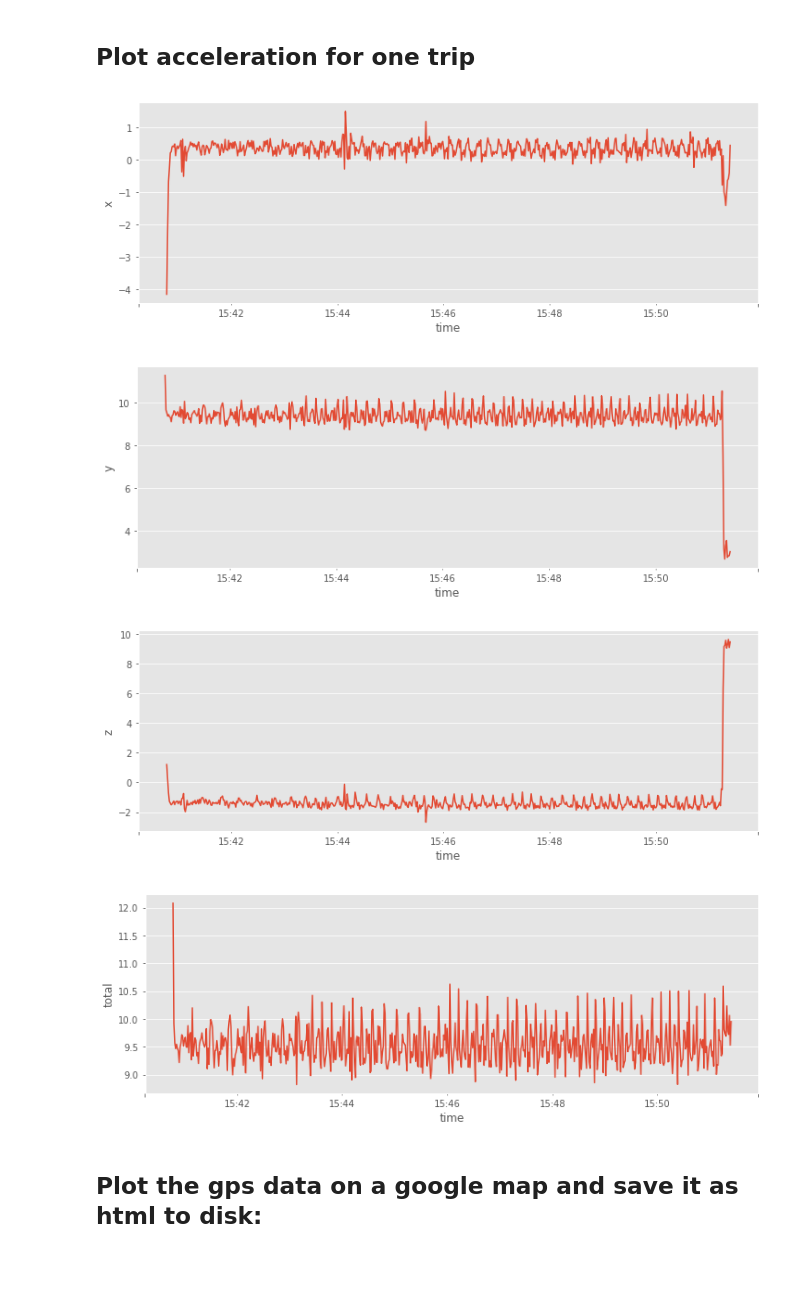
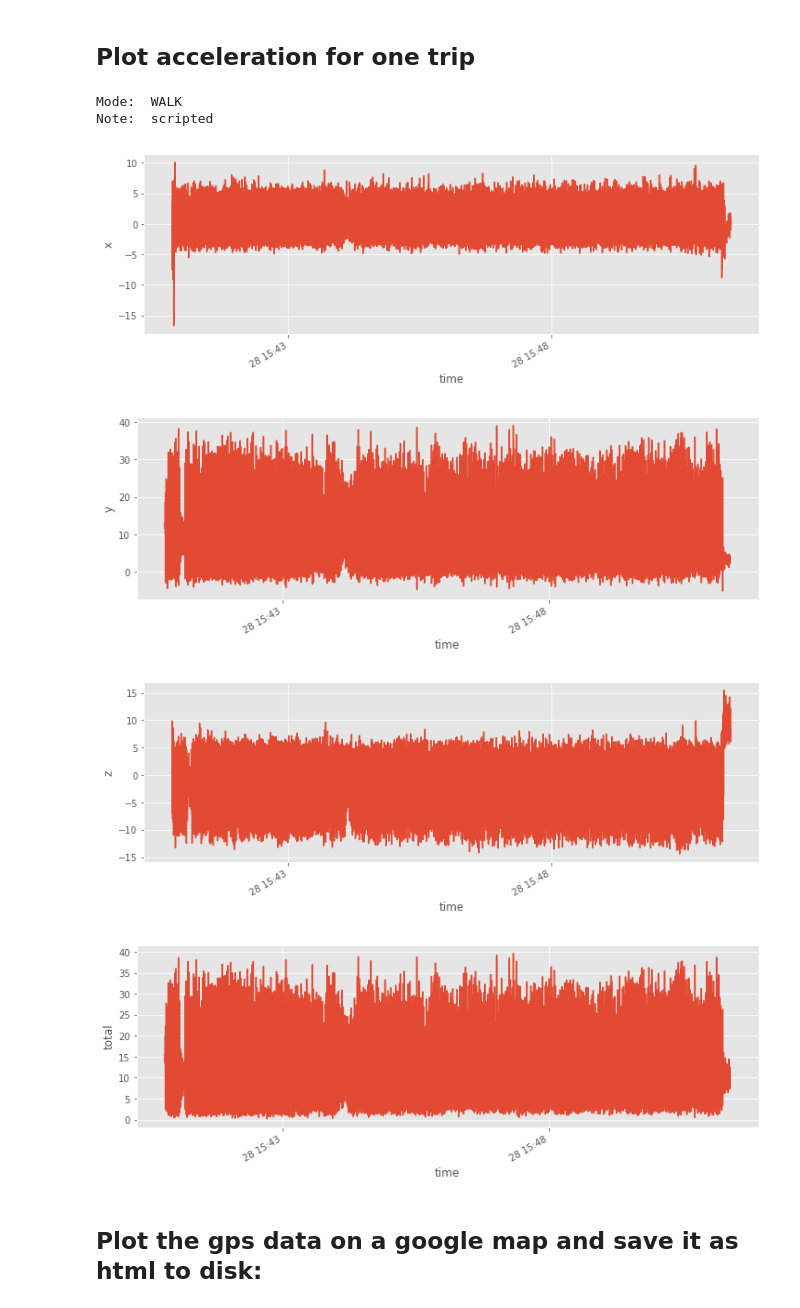
Before and after one commit to univie-datamining-team3/assignment2, a Jupyter notebook: notebooks/2.0-lm-presentation.ipynb, the cells around one changed output. Cells and saved outputs as stored; diff of their text form; code cells hidden in the pictures; blank space fills up the shorter version.

Commit message:
updated presentation to include notes and mode

```diff
--- a/notebooks/2.0-lm-presentation.ipynb
+++ b/notebooks/2.0-lm-presentation.ipynb
@@ -112,30 +112,36 @@ trip_info[scripted_mask]
 ## Plot acceleration for one trip
 # %%
 trip_nr = 3
-sensor_for_one_trip = dfs[token]["resampled_sensor_data"][trip_nr]
+sensor_for_one_trip = dfs[token]["trips"][trip_nr]["sensor"]
+mode = dfs[token]["trips"][trip_nr]["annotation"]["mode"][0]
+note = dfs[token]["trips"][trip_nr]["annotation"]["notes"][0]
+print("Mode: ", mode)
+print("Note: ", note)
 acceleration = sensor_for_one_trip[sensor_for_one_trip["sensor"] == "acceleration"]
 acceleration= acceleration.set_index("time")
 figsize=(12, 4)
 acceleration["x"].plot(figsize=figsize);
 plt.ylabel("x")
 plt.show();
 
 acceleration["y"].plot(figsize=figsize);
 plt.ylabel("y")
 plt.show();
 
 acceleration["z"].plot(figsize=figsize);
 plt.ylabel("z")
 plt.show();
 
 acceleration["total"].plot(figsize=figsize);
 plt.ylabel("total")
 plt.show();
 # %% [output]
+Mode:  WALK
+Note:  scripted
-[figure, old version]
+[figure, new version]
-[figure, old version]
+[figure, new version]
-[figure, old version]
+[figure, new version]
-[figure, old version]
+[figure, new version]
 # %% [markdown]
 ## Plot the gps data on a google map and save it as html to disk:
 # %%
```
Also changed, not shown: parts of 3 cells of this notebook.
